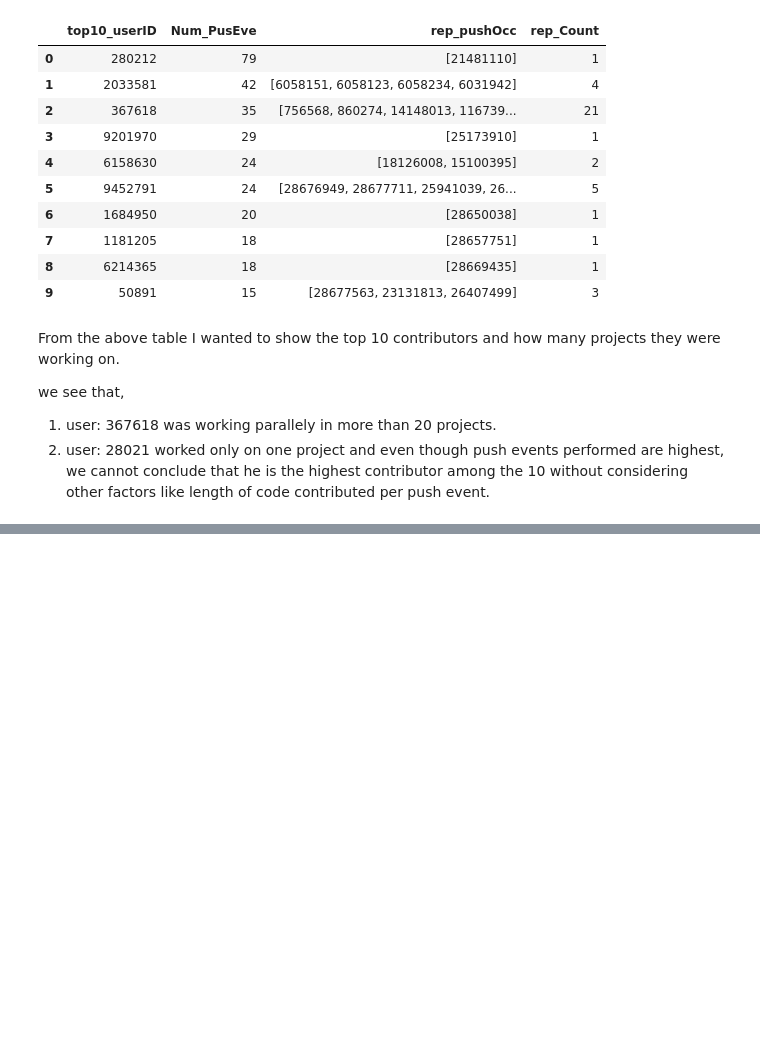
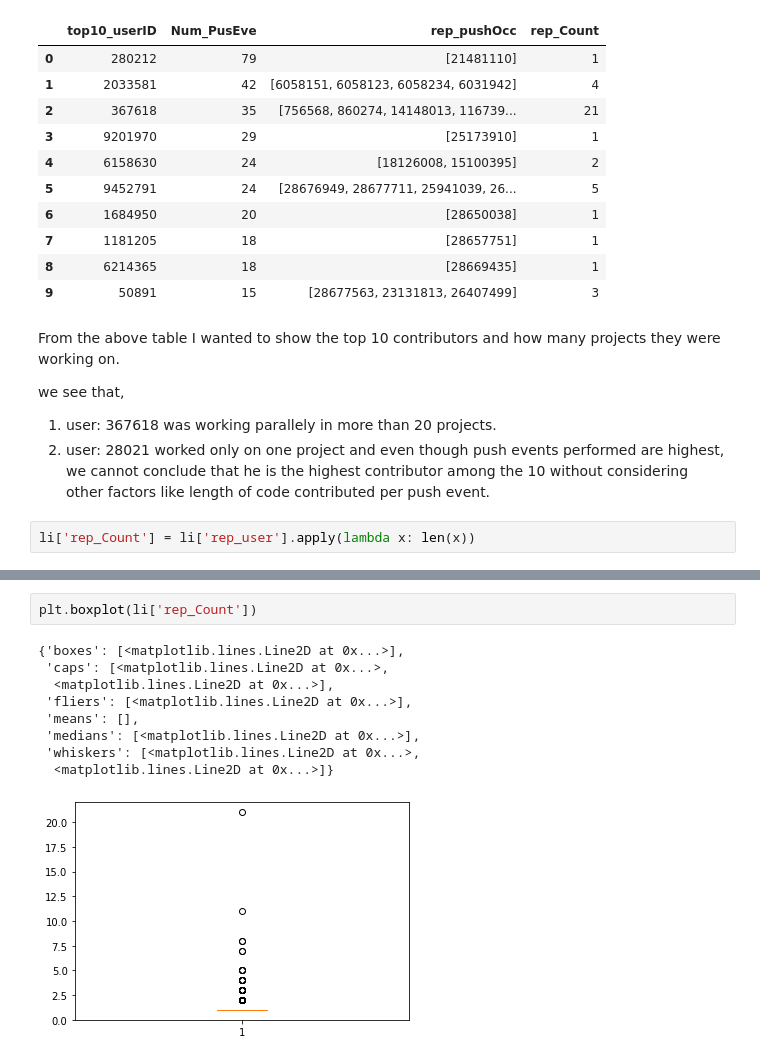
Before and after one commit to prithvikolla/GitHub_Repository_Analysis, a Jupyter notebook: GRA_Analysis.ipynb, the cells around one changed output, grey strips where cells are left out. Drawn from its saved outputs; the diff is of its cells as text; blank space fills up the shorter version.

```diff
--- a/GRA_Analysis.ipynb
+++ b/GRA_Analysis.ipynb
@@ -242,3 +226,5 @@ we see that,
 
 1. user: 367618 was working parallely in more than 20 projects.
 2. user: 28021 worked only on one project and even though push events performed are highest, we cannot conclude that he is the highest contributor among the 10 without considering other factors like length of code contributed per push event.
+# %%
+li['rep_Count'] = li['rep_user'].apply(lambda x: len(x))
@@ -244,0 +240,12 @@ we see that,
+# %%
+plt.boxplot(li['rep_Count'])
+# %% [output]
+{'boxes': [<matplotlib.lines.Line2D at 0x...>],
+ 'caps': [<matplotlib.lines.Line2D at 0x...>,
+  <matplotlib.lines.Line2D at 0x...>],
+ 'fliers': [<matplotlib.lines.Line2D at 0x...>],
+ 'means': [],
+ 'medians': [<matplotlib.lines.Line2D at 0x...>],
+ 'whiskers': [<matplotlib.lines.Line2D at 0x...>,
+  <matplotlib.lines.Line2D at 0x...>]}
+[figure, added]
```
Also changed, not shown: parts of 2 cells of this notebook.
